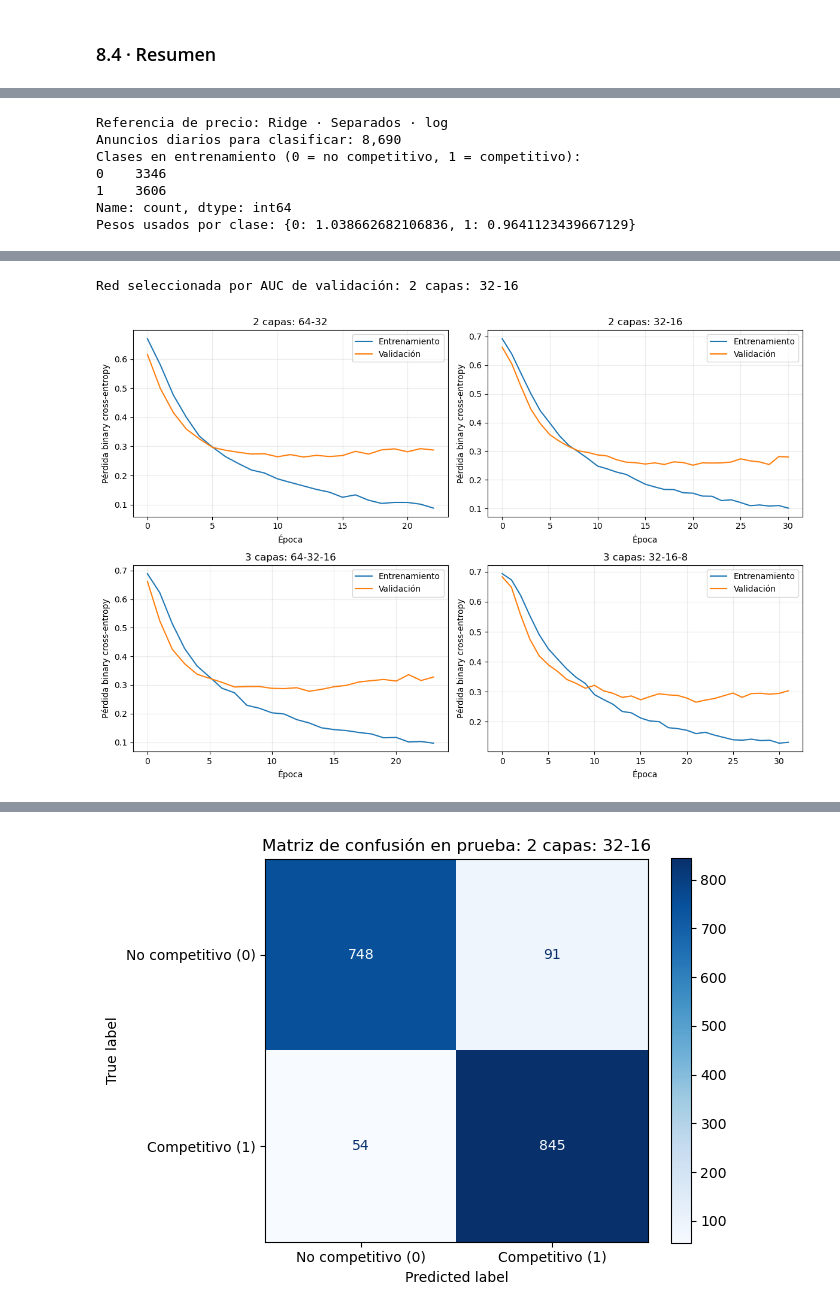
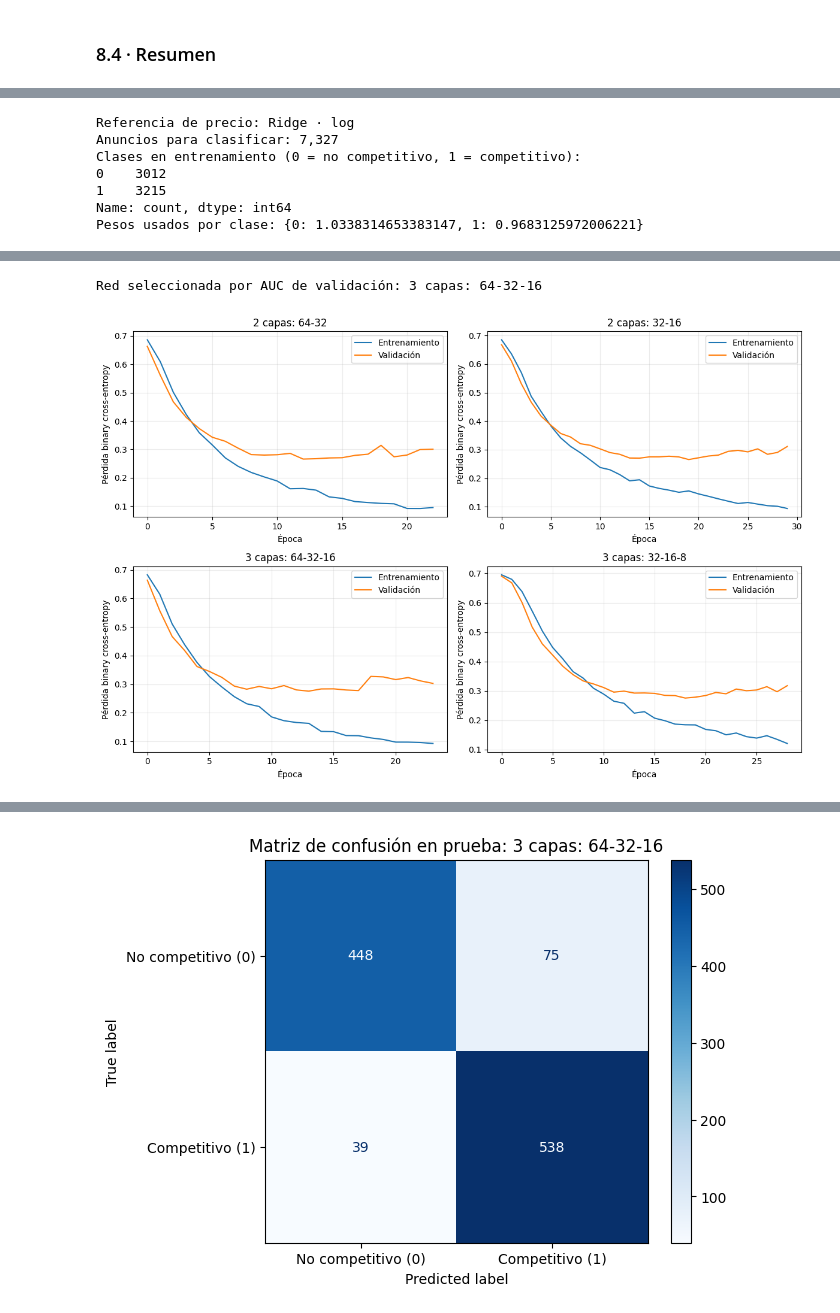
Before and after one commit to andrw4-4/airbnb-la-stay-actd, a Jupyter notebook: notebooks/LA_LA_Stay_.ipynb, the cells around one changed output, grey strips where cells are left out. Cells and saved outputs as stored; diff of their text form; code cells hidden in the pictures.

```diff
--- a/notebooks/LA_LA_Stay_.ipynb
+++ b/notebooks/LA_LA_Stay_.ipynb
@@ -2093,0 +1360,5 @@ final_results.round(3)
+# %%
+best_alpha = int(cv_table.iloc[0]['alpha'])
+tec_model.set_params(ridge__alpha=best_alpha)
+tec_model.fit(X_train, y_train)
+print(f'Selected alpha: {best_alpha} | model trained')
@@ -2093,0 +1370,11 @@ final_results.round(3)
+# %%
+y_pred_tec = tec_model.predict(X_test)
+r2 = r2_score(y_test, y_pred_tec)
+evaluation = pd.DataFrame([
+    {'datos': 'Diarios y activos (df_modelo)', 'alpha': best_alpha, 'train': len(X_train), 'test': len(X_test),
+     'MAE ($)': mean_absolute_error(y_test, y_pred_tec), 'RMSE ($)': np.sqrt(mean_squared_error(y_test, y_pred_tec)),
+     'R²': r2, 'R² ≥ 0.30': r2 >= 0.30, 'predicciones negativas': int((y_pred_tec < 0).sum())},
+    {'datos': 'TEC original (su base)', 'alpha': 1, 'train': 11860, 'test': 2965,
+     'MAE ($)': 121.99, 'RMSE ($)': 193.93, 'R²': 0.5749, 'R² ≥ 0.30': True, 'predicciones negativas': np.nan},
+]).set_index('datos')
+evaluation.round(4)
@@ -2093,0 +1506,6 @@ final_results.round(3)
+# %%
+train_all = X_train.copy()
+train_all['price_num'] = y_train
+test_all = X_test.copy()
+test_all['price_num'] = y_test
+print(f'Entrenamiento + validación: {len(train_all):,} anuncios | Prueba: {len(test_all):,} anuncios | {len(BASE_FEATURES)} variables')
@@ -2182,12 +2040,19 @@ if HAS_XGB:
 # %%
+import os
+os.environ.setdefault('TF_CPP_MIN_LOG_LEVEL', '3')      # oculta los mensajes informativos de TensorFlow
+import tensorflow as tf
+tf.get_logger().setLevel('ERROR')
+from sklearn.impute import SimpleImputer
+from sklearn.preprocessing import StandardScaler, OneHotEncoder
+from sklearn.utils.class_weight import compute_class_weight
+from sklearn.metrics import confusion_matrix, ConfusionMatrixDisplay, roc_auc_score, roc_curve
 
-# Usamos las predicciones fuera de muestra del mejor Ridge para definir
-# el precio de referencia de cada anuncio diario.
-NOMBRE_DIARIO = "df_modelo_diario"
+# Usamos las predicciones fuera de muestra del mejor Ridge (Modelo TEC, sección 7.2) para definir
+# el precio de referencia de cada anuncio.
 SEMILLA_RED = int(globals().get("SEED", 42))
 
-idx_train = train_all.index[train_all["dataset"].eq(NOMBRE_DIARIO)]
-idx_test = test_all.index[test_all["dataset"].eq(NOMBRE_DIARIO)]
+idx_train = train_all.index
+idx_test = test_all.index
 
 precio_train = train_all.loc[idx_train, "price_num"].to_numpy(dtype=float)
 referencia_train = (
@@ -2224,8 +2089,7 @@ indice_test = precio_test / referencia_test
 y_train_red = (indice_train <= 1.0).astype(int)
 y_test_red = (indice_test <= 1.0).astype(int)
 
-# Los predictores son las variables del modelo diario más el precio publicado.
-# No se usa "activo" como objetivo ni como predictor.
+# Los predictores son las variables del modelo más el precio publicado.
 X_train_red = train_all.loc[idx_train, BASE_FEATURES].copy()
 X_train_red["price_num"] = precio_train
 
@@ -2233,7 +2097,7 @@ X_test_red = test_all.loc[idx_test, BASE_FEATURES].copy()
 X_test_red["price_num"] = precio_test
 
 print(f"Referencia de precio: Ridge · {BEST_RIDGE}")
-print(f"Anuncios diarios para clasificar: {len(X_train_red) + len(X_test_red):,}")
+print(f"Anuncios para clasificar: {len(X_train_red) + len(X_test_red):,}")
 print("Clases en entrenamiento (0 = no competitivo, 1 = competitivo):")
 print(pd.Series(y_train_red).value_counts().sort_index())
 
@@ -2477,11 +2341,11 @@ resultado_recomendacion = pd.DataFrame({
 
 display(resultado_recomendacion.head(10).round(3))
 # %% [output]
-Referencia de precio: Ridge · Separados · log
-Anuncios diarios para clasificar: 8,690
+Referencia de precio: Ridge · log
+Anuncios para clasificar: 7,327
 Clases en entrenamiento (0 = no competitivo, 1 = competitivo):
-0    3346
-1    3606
+0    3012
+1    3215
 Name: count, dtype: int64
-Pesos usados por clase: {0: 1.038662682106836, 1: 0.9641123439667129}
+Pesos usados por clase: {0: 1.0338314653383147, 1: 0.9683125972006221}
 |  | Accuracy | Accuracy balanceada | Precisión | Valor predictivo negativo (NPV) | Recall | Error de predicciones positivas (... | ... |
@@ -2492,3 +2356,3 @@ Pesos usados por clase: {0: 1.038662682106836, 1: 0.9641123439667129}
-Red seleccionada por AUC de validación: 2 capas: 32-16
+Red seleccionada por AUC de validación: 3 capas: 64-32-16
-[figure, old version]
+[figure, new version]
 |  | Accuracy | Accuracy balanceada | Precisión | Valor predictivo negativo (NPV) | Recall | Error de predicciones positivas (... | ... |
@@ -2496 +2360 @@ Red seleccionada por AUC de validación: 2 capas: 32-16
-[figure, old version]
+[figure, new version]
```
Also changed, not shown: parts of 142 cells of this notebook.
